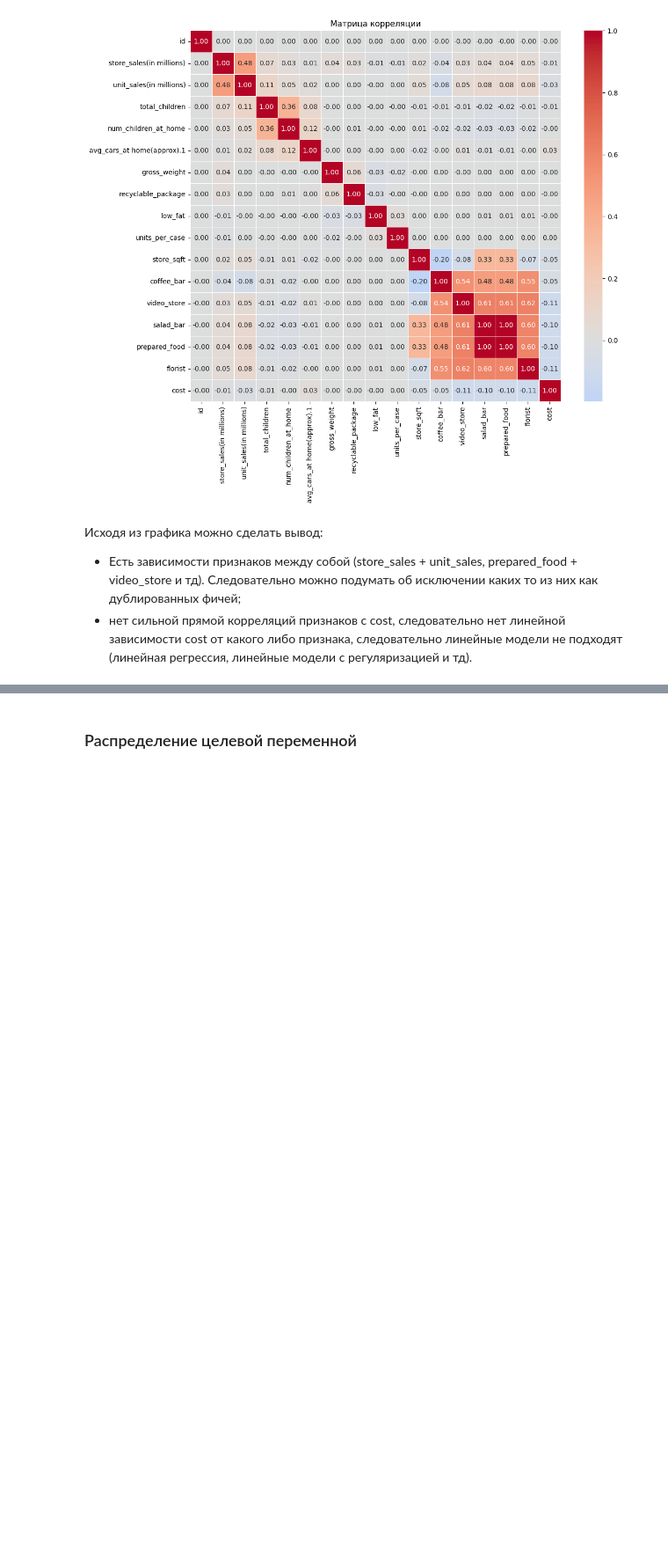
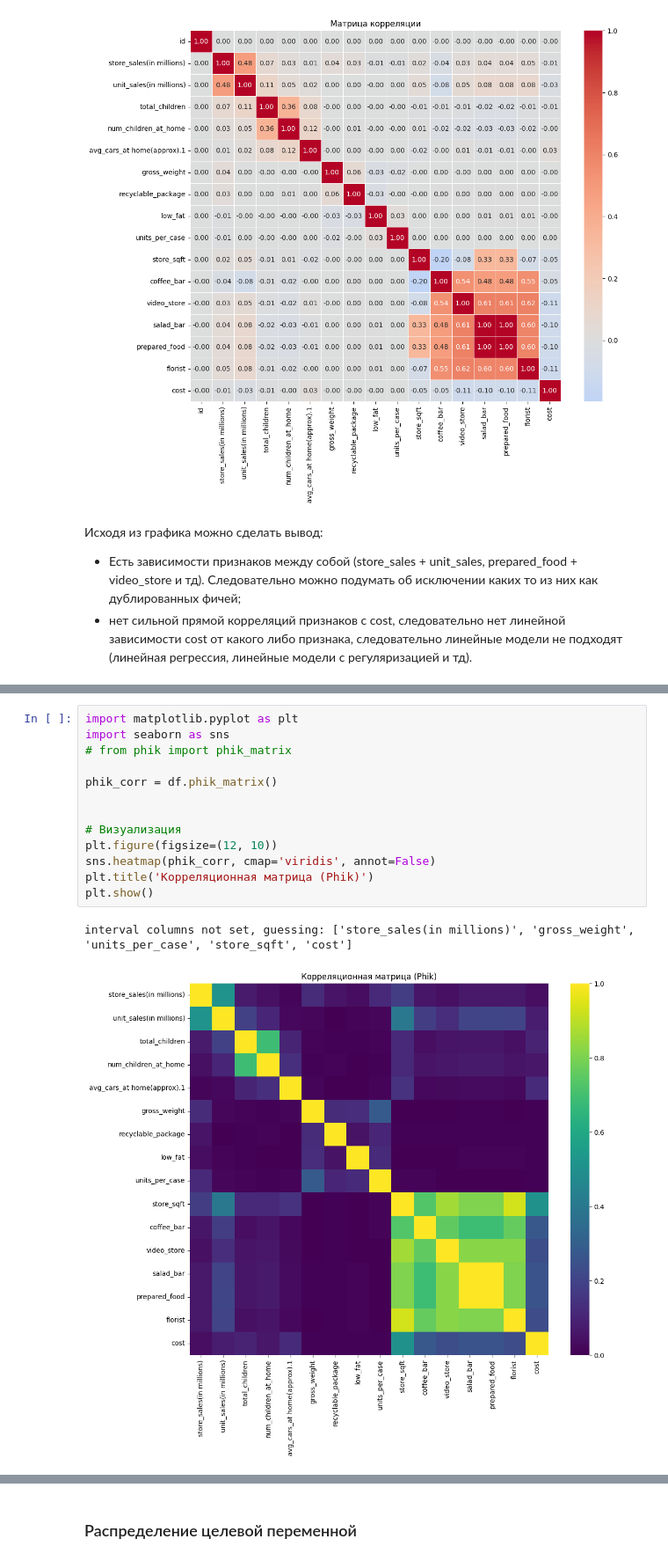
Before and after one commit to W1llAnn/Project_workshop_1s, a Jupyter notebook: notebooks/draft.ipynb, the cells around one changed output, grey strips where cells are left out. Shown at 88% size. Cells and saved outputs as stored; diff of their text form; blank space fills up the shorter version.

Commit message:
Матрица корреляции методом Фика

```diff
--- a/notebooks/draft.ipynb
+++ b/notebooks/draft.ipynb
@@ -283,0 +291,16 @@ plt.show()
+# %%
+import matplotlib.pyplot as plt
+import seaborn as sns
+# from phik import phik_matrix
+
+phik_corr = df.phik_matrix()
+
+
+# Визуализация
+plt.figure(figsize=(12, 10))
+sns.heatmap(phik_corr, cmap='viridis', annot=False)
+plt.title('Корреляционная матрица (Phik)')
+plt.show()
+# %% [output]
+interval columns not set, guessing: ['store_sales(in millions)', 'gross_weight', 'units_per_case', 'store_sqft', 'cost']
+[figure, added]
```
Also changed, not shown: parts of 3 cells of this notebook.
